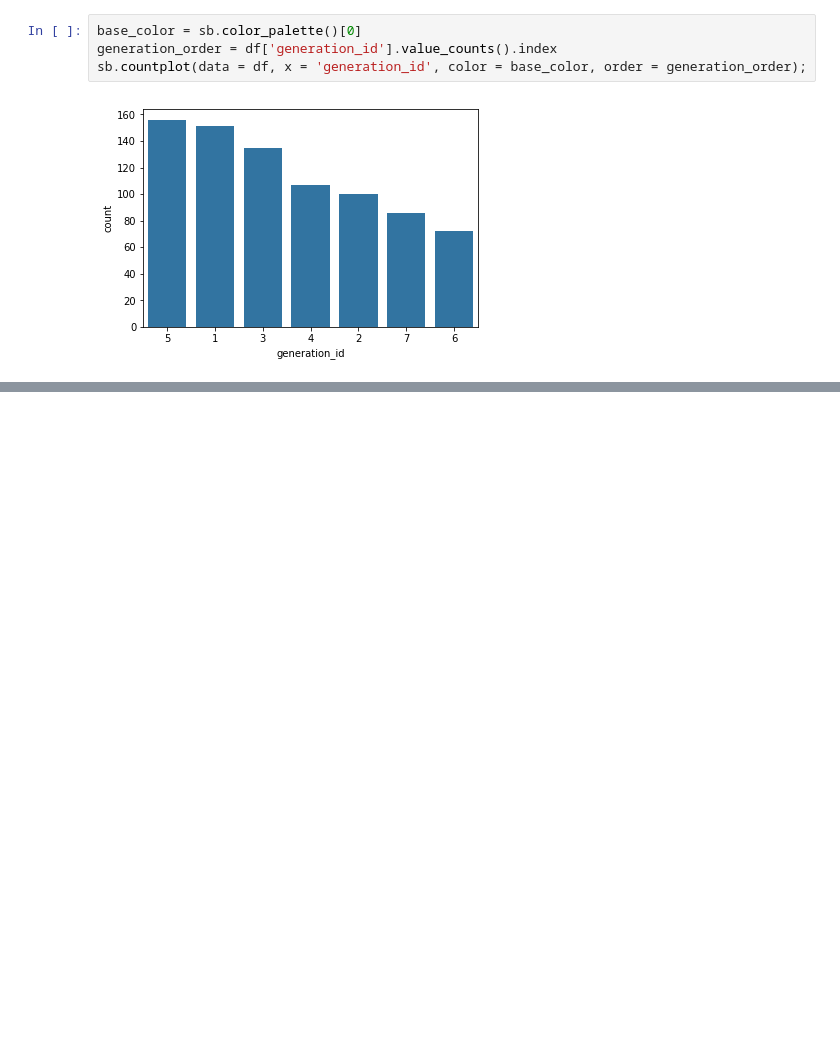
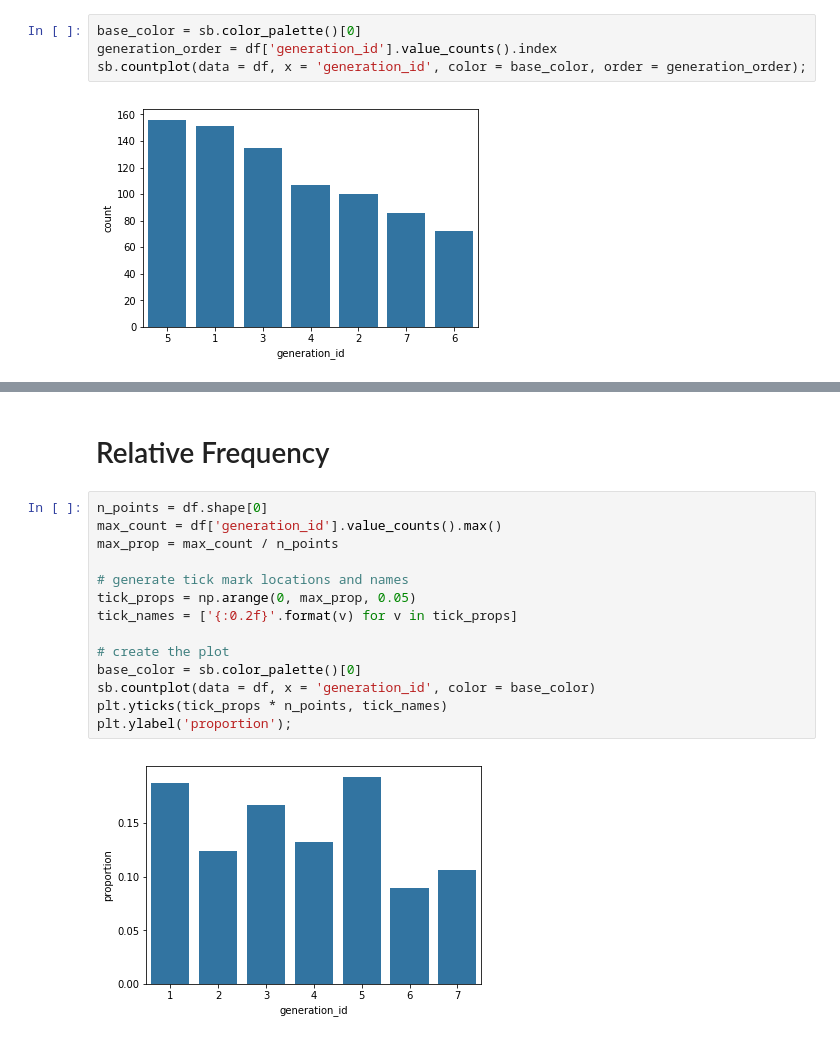
Before and after one commit to abhiksark/Udacity-DataAnalyst-Nanodegree, a Jupyter notebook: Data Viz/Univariate_Data_Viz.ipynb, the cells around one changed output, grey strips where cells are left out. Drawn from its saved outputs; the diff is of its cells as text; blank space fills up the shorter version.

```diff
--- a/Data Viz/Univariate_Data_Viz.ipynb
+++ b/Data Viz/Univariate_Data_Viz.ipynb
@@ -51,0 +52,18 @@ plt.xticks(rotation = 90);
+# %% [markdown]
+# Relative Frequency
+# %%
+n_points = df.shape[0]
+max_count = df['generation_id'].value_counts().max()
+max_prop = max_count / n_points
+
+# generate tick mark locations and names
+tick_props = np.arange(0, max_prop, 0.05)
+tick_names = ['{:0.2f}'.format(v) for v in tick_props]
+
+# create the plot
+base_color = sb.color_palette()[0]
+sb.countplot(data = df, x = 'generation_id', color = base_color)
+plt.yticks(tick_props * n_points, tick_names)
+plt.ylabel('proportion');
+# %% [output]
+[figure, added]
```
Also changed, not shown: parts of 3 cells of this notebook.
